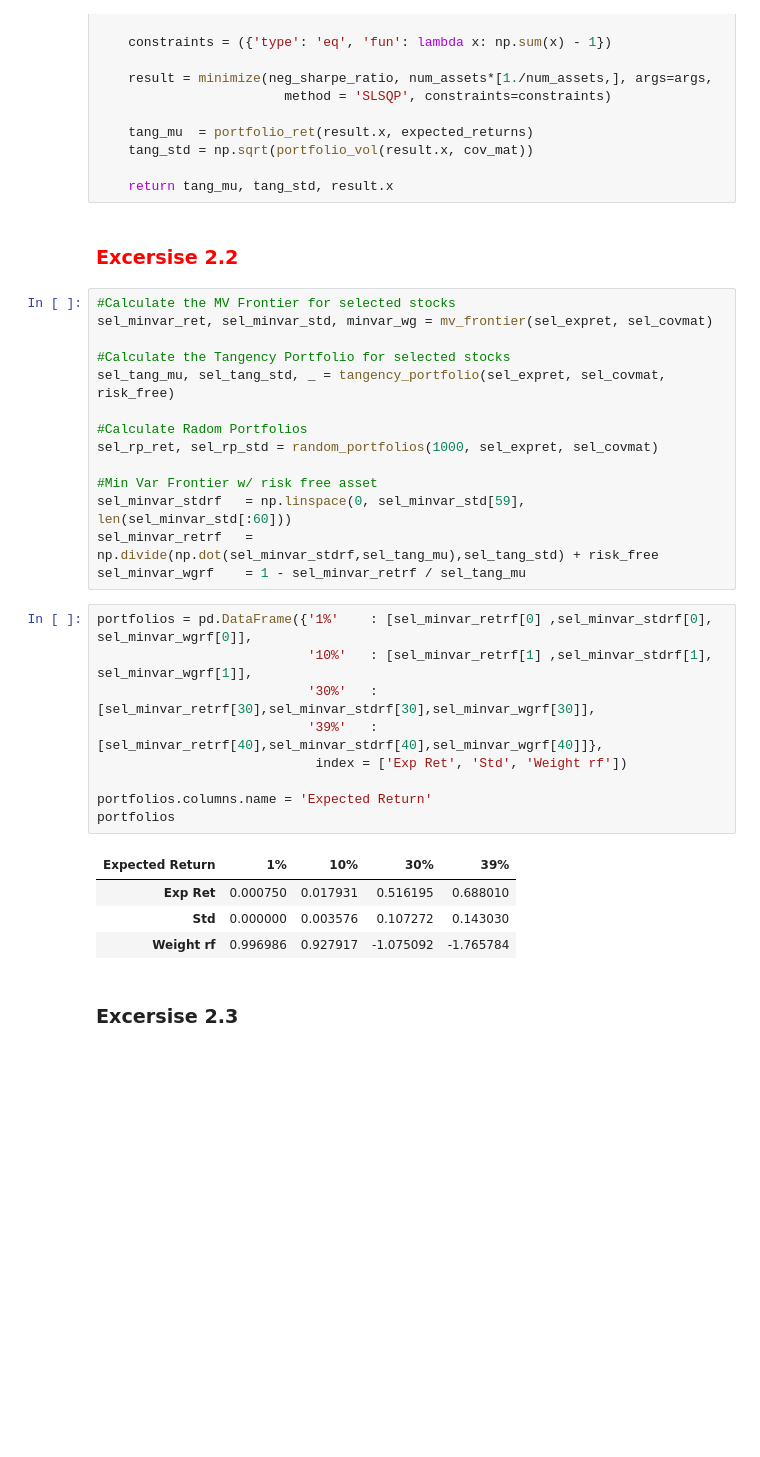
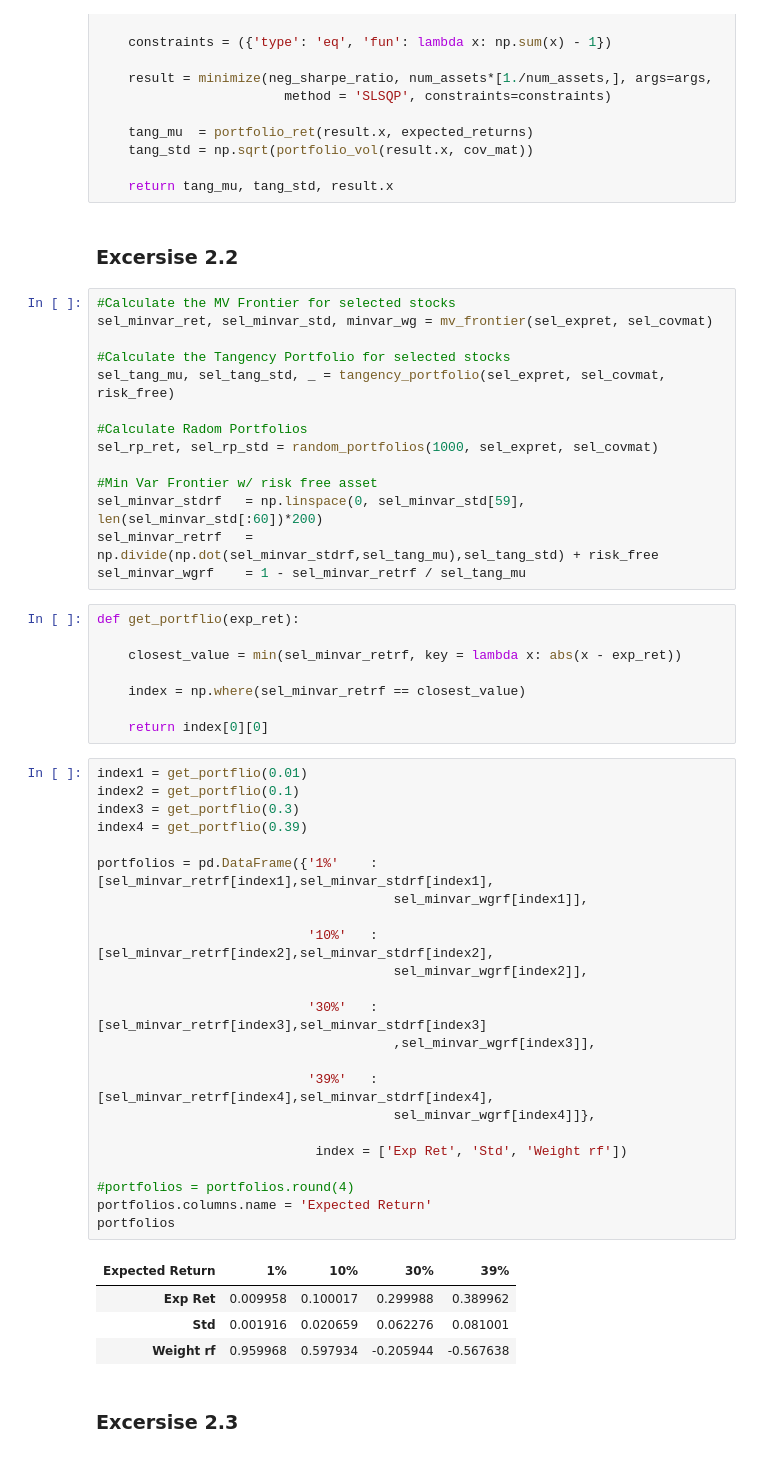
Before and after one commit to Luedman/Theory_of_Finance_Assignments, a Jupyter notebook: Assignment_1/Assignmentv01.ipynb, the cells around one changed output. Cells and saved outputs as stored; diff of their text form; blank space fills up the shorter version.

```diff
--- a/Assignment_1/Assignmentv01.ipynb
+++ b/Assignment_1/Assignmentv01.ipynb
@@ -410,7 +410,7 @@ def tangency_portfolio(expected_returns, cov_mat, risk_free):
 
     return tang_mu, tang_std, result.x
 # %% [markdown]
-### <font color='red'> Excersise 2.2 </font>
+###  Excersise 2.2
 # %%
 #Calculate the MV Frontier for selected stocks
 sel_minvar_ret, sel_minvar_std, minvar_wg = mv_frontier(sel_expret, sel_covmat)
@@ -422,23 +422,45 @@ sel_tang_mu, sel_tang_std, _ = tangency_portfolio(sel_expret, sel_covmat, risk_f
 sel_rp_ret, sel_rp_std = random_portfolios(1000, sel_expret, sel_covmat)
 
 #Min Var Frontier w/ risk free asset
-sel_minvar_stdrf   = np.linspace(0, sel_minvar_std[59], len(sel_minvar_std[:60]))
+sel_minvar_stdrf   = np.linspace(0, sel_minvar_std[59], len(sel_minvar_std[:60])*200)
 sel_minvar_retrf   = np.divide(np.dot(sel_minvar_stdrf,sel_tang_mu),sel_tang_std) + risk_free
 sel_minvar_wgrf    = 1 - sel_minvar_retrf / sel_tang_mu
+# %%
+def get_portflio(exp_ret):
+
+    closest_value = min(sel_minvar_retrf, key = lambda x: abs(x - exp_ret))
+
+    index = np.where(sel_minvar_retrf == closest_value)
+
+    return index[0][0]
 # %%
-portfolios = pd.DataFrame({'1%'    : [sel_minvar_retrf[0] ,sel_minvar_stdrf[0], sel_minvar_wgrf[0]],
-                           '10%'   : [sel_minvar_retrf[1] ,sel_minvar_stdrf[1], sel_minvar_wgrf[1]],
-                           '30%'   : [sel_minvar_retrf[30],sel_minvar_stdrf[30],sel_minvar_wgrf[30]],
-                           '39%'   : [sel_minvar_retrf[40],sel_minvar_stdrf[40],sel_minvar_wgrf[40]]},
+index1 = get_portflio(0.01)
+index2 = get_portflio(0.1)
+index3 = get_portflio(0.3)
+index4 = get_portflio(0.39)
+
+portfolios = pd.DataFrame({'1%'    : [sel_minvar_retrf[index1],sel_minvar_stdrf[index1],
+                                      sel_minvar_wgrf[index1]],
+
+                           '10%'   : [sel_minvar_retrf[index2],sel_minvar_stdrf[index2],
+                                      sel_minvar_wgrf[index2]],
+
+                           '30%'   : [sel_minvar_retrf[index3],sel_minvar_stdrf[index3]
+                                      ,sel_minvar_wgrf[index3]],
+
+                           '39%'   : [sel_minvar_retrf[index4],sel_minvar_stdrf[index4],
+                                      sel_minvar_wgrf[index4]]},
+
                             index = ['Exp Ret', 'Std', 'Weight rf'])
 
+#portfolios = portfolios.round(4)
 portfolios.columns.name = 'Expected Return'
 portfolios
 # %% [output]
 | Expected Return | 1% | 10% | 30% | 39% |
-| Exp Ret | 0.000750 | 0.017931 | 0.516195 | 0.688010 |
-| Std | 0.000000 | 0.003576 | 0.107272 | 0.143030 |
-| Weight rf | 0.996986 | 0.927917 | -1.075092 | -1.765784 |
+| Exp Ret | 0.009958 | 0.100017 | 0.299988 | 0.389962 |
+| Std | 0.001916 | 0.020659 | 0.062276 | 0.081001 |
+| Weight rf | 0.959968 | 0.597934 | -0.205944 | -0.567638 |
 # %% [markdown]
 ### Excersise 2.3
 # %%
```
Also changed, not shown: parts of 5 cells of this notebook.
